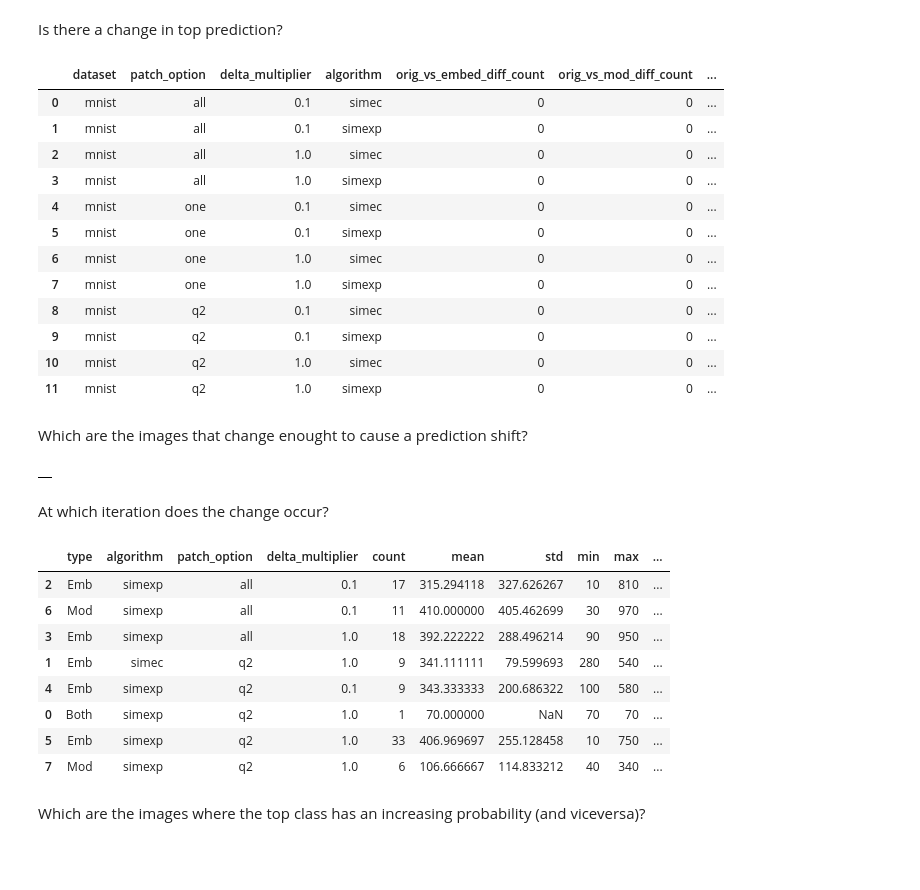
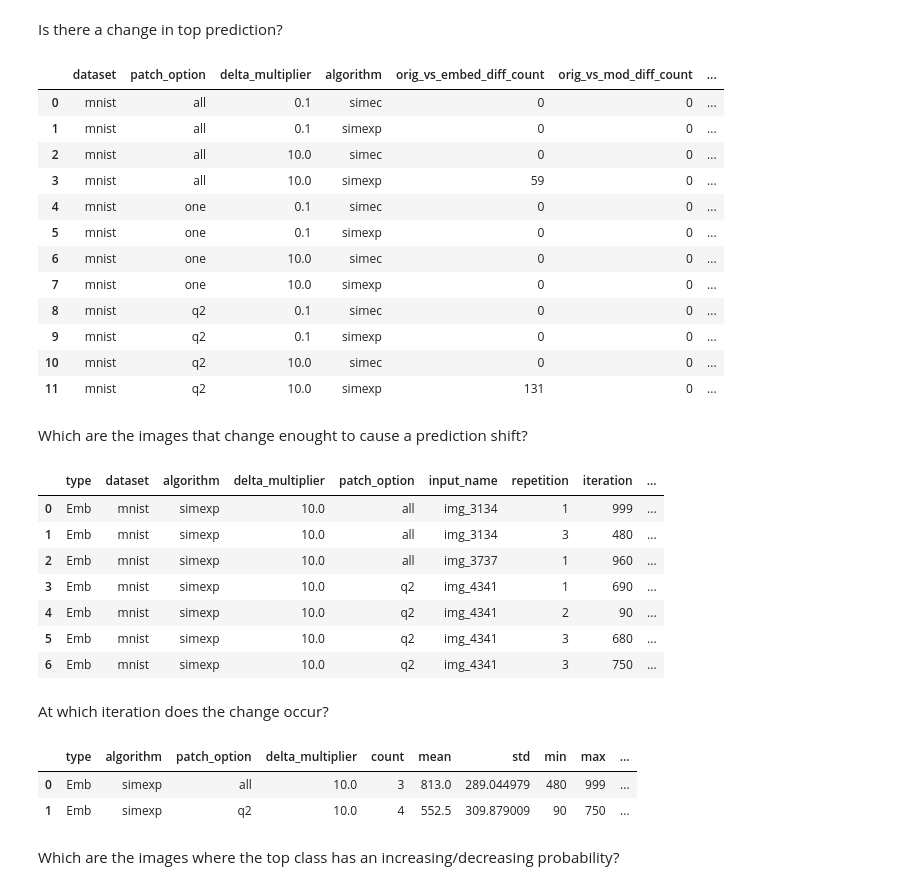
Before and after one commit to alessiomarta/transformers_equivalence_classes, a Jupyter notebook: notebooks/interpretation-analysis.ipynb, the cells around one changed output. Drawn from its saved outputs; the diff is of its cells as text; code cells hidden in the pictures; blank space fills up the shorter version.

```diff
--- a/notebooks/interpretation-analysis.ipynb
+++ b/notebooks/interpretation-analysis.ipynb
@@ -8,8 +8,8 @@ RES_DIR = "../res"
 # Load experiment results
 # %%
 def load_data():
-    df = pd.read_parquet(os.path.join(RES_DIR, "mnist_results.parquet"))
-    npz_data = np.load(os.path.join(RES_DIR, "mnist_embeddings.npz"), allow_pickle=True)
+    df = pd.read_parquet(os.path.join(RES_DIR, "all_experiments_results.parquet"))
+    npz_data = np.load(os.path.join(RES_DIR, "all_experiments_embeddings.npz"), allow_pickle=True)
 
     for key in ["distance", "original_image_pred_proba", "embedding_pred_proba", "modified_image_pred_proba", "modified_image"]:
         df[key] = list(npz_data[key])
@@ -75,16 +75,16 @@ grouped_res
 |  | dataset | patch_option | delta_multiplier | algorithm | orig_vs_embed_diff_count | orig_vs_mod_diff_count | ... |
 | 0 | mnist | all | 0.1 | simec | 0 | 0 | ... |
 | 1 | mnist | all | 0.1 | simexp | 0 | 0 | ... |
-| 2 | mnist | all | 1.0 | simec | 0 | 0 | ... |
-| 3 | mnist | all | 1.0 | simexp | 0 | 0 | ... |
+| 2 | mnist | all | 10.0 | simec | 0 | 0 | ... |
+| 3 | mnist | all | 10.0 | simexp | 59 | 0 | ... |
 | 4 | mnist | one | 0.1 | simec | 0 | 0 | ... |
 | 5 | mnist | one | 0.1 | simexp | 0 | 0 | ... |
-| 6 | mnist | one | 1.0 | simec | 0 | 0 | ... |
-| 7 | mnist | one | 1.0 | simexp | 0 | 0 | ... |
+| 6 | mnist | one | 10.0 | simec | 0 | 0 | ... |
+| 7 | mnist | one | 10.0 | simexp | 0 | 0 | ... |
 | 8 | mnist | q2 | 0.1 | simec | 0 | 0 | ... |
 | 9 | mnist | q2 | 0.1 | simexp | 0 | 0 | ... |
-| 10 | mnist | q2 | 1.0 | simec | 0 | 0 | ... |
-| 11 | mnist | q2 | 1.0 | simexp | 0 | 0 | ... |
+| 10 | mnist | q2 | 10.0 | simec | 0 | 0 | ... |
+| 11 | mnist | q2 | 10.0 | simexp | 131 | 0 | ... |
 # %% [markdown]
 Which are the images that change enought to cause a prediction shift?
 # %%
@@ -103,38 +103,48 @@ for group_keys, group in results.groupby(group_cols):
 
     prev_emb = rows[0].embedding_pred
     prev_mod = rows[0].modified_image_pred
+    if rows[0].iteration == rows[1].iteration:
+        print(rows[0].iteration, group_keys)
+        print(rows[1].iteration, group_keys)
+    for row in rows[1:]:
 
-    for row in rows[1:]:
         changed_emb = row.embedding_pred != prev_emb
         changed_mod = row.modified_image_pred != prev_mod
 
         if changed_emb or changed_mod:
             change_type = "Both" if changed_emb and changed_mod else ("Emb" if changed_emb else "Mod")
 
             change_records.append({
                 "type": change_type,
                 "dataset": row.dataset,
                 "algorithm": row.algorithm,
                 "delta_multiplier": row.delta_multiplier,
                 "patch_option": row.patch_option,
                 "input_name": row.input_name,
                 "repetition": row.repetition,
                 "iteration": row.iteration,
                 "original_pred": row.original_image_pred,
                 "embedding_pred": row.embedding_pred,
                 "modified_pred": row.modified_image_pred
             })
 
-        prev_emb = row.embedding_pred
-        prev_mod = row.modified_image_pred
+            prev_emb = row.embedding_pred
+            prev_mod = row.modified_image_pred
 
 # Convert to DataFrame
 df_pred_changes = pd.DataFrame(change_records)
 
 # Show result
 df_pred_changes
 # %% [output]
-|  |
+|  | type | dataset | algorithm | delta_multiplier | patch_option | input_name | repetition | iteration | ... |
+| 0 | Emb | mnist | simexp | 10.0 | all | img_3134 | 1 | 999 | ... |
+| 1 | Emb | mnist | simexp | 10.0 | all | img_3134 | 3 | 480 | ... |
+| 2 | Emb | mnist | simexp | 10.0 | all | img_3737 | 1 | 960 | ... |
+| 3 | Emb | mnist | simexp | 10.0 | q2 | img_4341 | 1 | 690 | ... |
+| 4 | Emb | mnist | simexp | 10.0 | q2 | img_4341 | 2 | 90 | ... |
+| 5 | Emb | mnist | simexp | 10.0 | q2 | img_4341 | 3 | 680 | ... |
+| 6 | Emb | mnist | simexp | 10.0 | q2 | img_4341 | 3 | 750 | ... |
 # %% [markdown]
 At which iteration does the change occur?
 # %%
@@ -160,14 +170,8 @@ summary_stats = (
 summary_stats
 # %% [output]
 |  | type | algorithm | patch_option | delta_multiplier | count | mean | std | min | max | ... |
-| 2 | Emb | simexp | all | 0.1 | 17 | 315.294118 | 327.626267 | 10 | 810 | ... |
-| 6 | Mod | simexp | all | 0.1 | 11 | 410.000000 | 405.462699 | 30 | 970 | ... |
-| 3 | Emb | simexp | all | 1.0 | 18 | 392.222222 | 288.496214 | 90 | 950 | ... |
-| 1 | Emb | simec | q2 | 1.0 | 9 | 341.111111 | 79.599693 | 280 | 540 | ... |
-| 4 | Emb | simexp | q2 | 0.1 | 9 | 343.333333 | 200.686322 | 100 | 580 | ... |
-| 0 | Both | simexp | q2 | 1.0 | 1 | 70.000000 | NaN | 70 | 70 | ... |
-| 5 | Emb | simexp | q2 | 1.0 | 33 | 406.969697 | 255.128458 | 10 | 750 | ... |
-| 7 | Mod | simexp | q2 | 1.0 | 6 | 106.666667 | 114.833212 | 40 | 340 | ... |
+| 0 | Emb | simexp | all | 10.0 | 3 | 813.0 | 289.044979 | 480 | 999 | ... |
+| 1 | Emb | simexp | q2 | 10.0 | 4 | 552.5 | 309.879009 | 90 | 750 | ... |
 # %% [markdown]
-Which are the images where the top class has an increasing probability (and viceversa)?
+Which are the images where the top class has an increasing/decreasing probability?
 # %%
```
Also changed, not shown: parts of 12 cells of this notebook.
